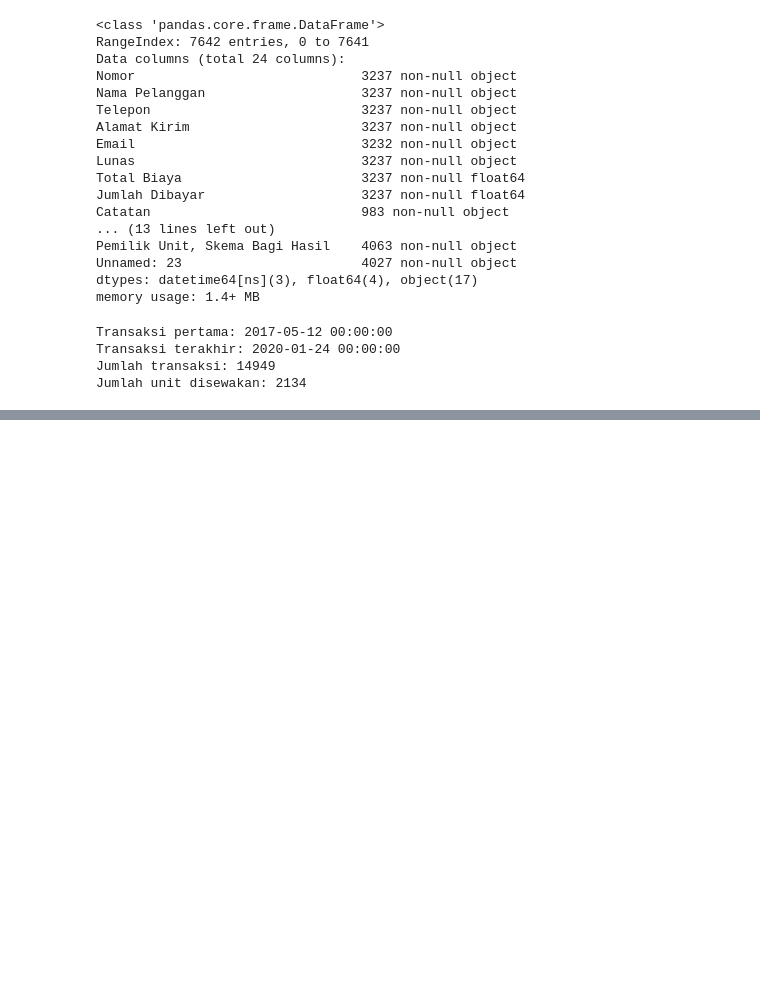
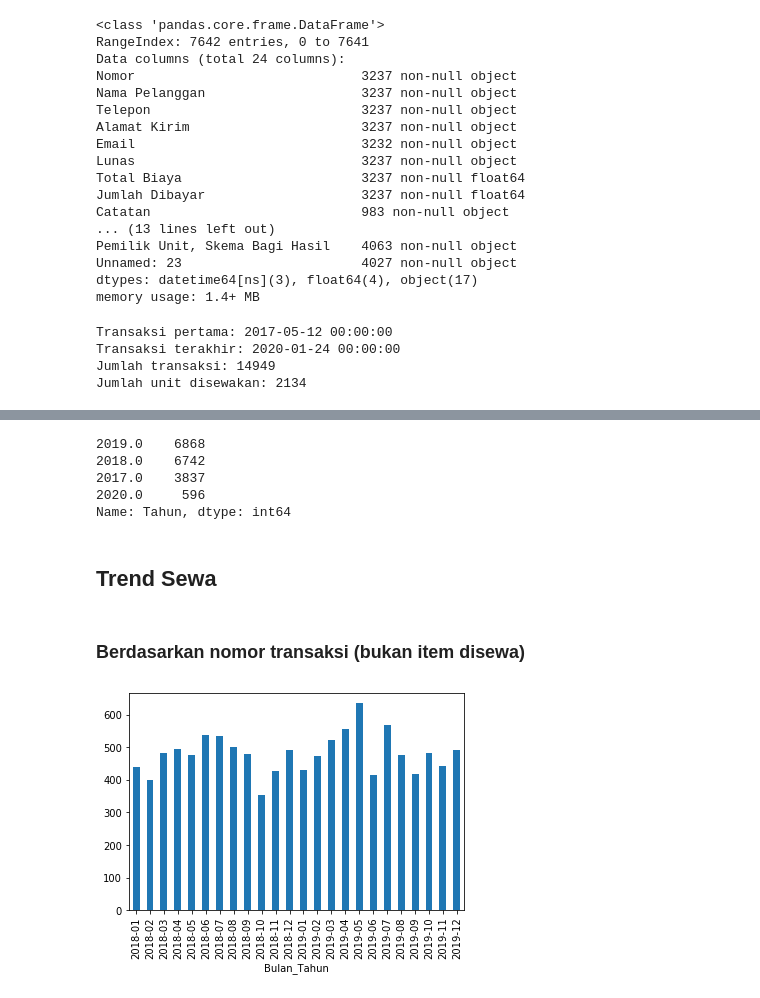
Before and after one commit to akharina/babyloania, a Jupyter notebook: 1. EDA.ipynb, the cells around one changed output, grey strips where cells are left out. Saved outputs shown, nothing was run; the diff lists cells and outputs as text; code cells hidden in the pictures; blank space fills up the shorter version.

```diff
--- a/1. EDA.ipynb
+++ b/1. EDA.ipynb
@@ -100,0 +1332,15 @@ Name: Kode_Unit, Length: 2133, dtype: int64
+# %%
+data = data.loc[data.Tanggal_Pesanan != 'Cuci Stroller - Stroller dan Carseat']
+# %%
+data.Tanggal_Pesanan = pd.to_datetime(data['Tanggal_Pesanan'])
+data.Mulai_Sewa = pd.to_datetime(data['Mulai_Sewa'])
+data.Selesai_Sewa = pd.to_datetime(data['Selesai_Sewa'])
+
+data[['Harga', 'Durasi_(hari)', 'Sewa_per_hari']] = data[['Harga', 'Durasi_(hari)', 'Sewa_per_hari']].apply(pd.to_numeric)
+data['Tahun'] = data.Mulai_Sewa.dt.year
+data['Bulan'] = data.Mulai_Sewa.dt.month
+data['Bulan_Tahun'] = data["Mulai_Sewa"].dt.to_period('M')
+
+data.to_csv('data_clean', index=False)
+
+data.info()
@@ -100,0 +1365,2 @@ Name: Kode_Unit, Length: 2133, dtype: int64
+# %%
+sewa = data.loc[(data.Item_Category.notnull()) & (data['Durasi_(hari)']>0)]
@@ -100,0 +1387,26 @@ Name: Kode_Unit, Length: 2133, dtype: int64
+# %%
+sewa.Tahun.value_counts()
+# %% [output]
+2019.0    6868
+2018.0    6742
+2017.0    3837
+2020.0     596
+Name: Tahun, dtype: int64
+# %%
+sewa_fokus = sewa.loc[sewa.Tahun.isin([2018,2019])]
+# %% [markdown]
+## Trend Sewa
+# %% [markdown]
+### Berdasarkan nomor transaksi (bukan item disewa)
+# %%
+
+
+by_num = sewa_fokus.groupby(['Nomor','Bulan_Tahun']).agg({'Harga':'sum',
+                                                       'Durasi_(hari)':'mean',
+                                                       'Sewa_per_hari':'sum',
+                                                       'Tahun':'mean'}).reset_index()
+
+
+by_num.groupby("Bulan_Tahun")['Nomor'].count().plot(kind='bar');
+# %% [output]
+[figure, added]
```
Also changed, not shown: parts of 50 cells of this notebook.
